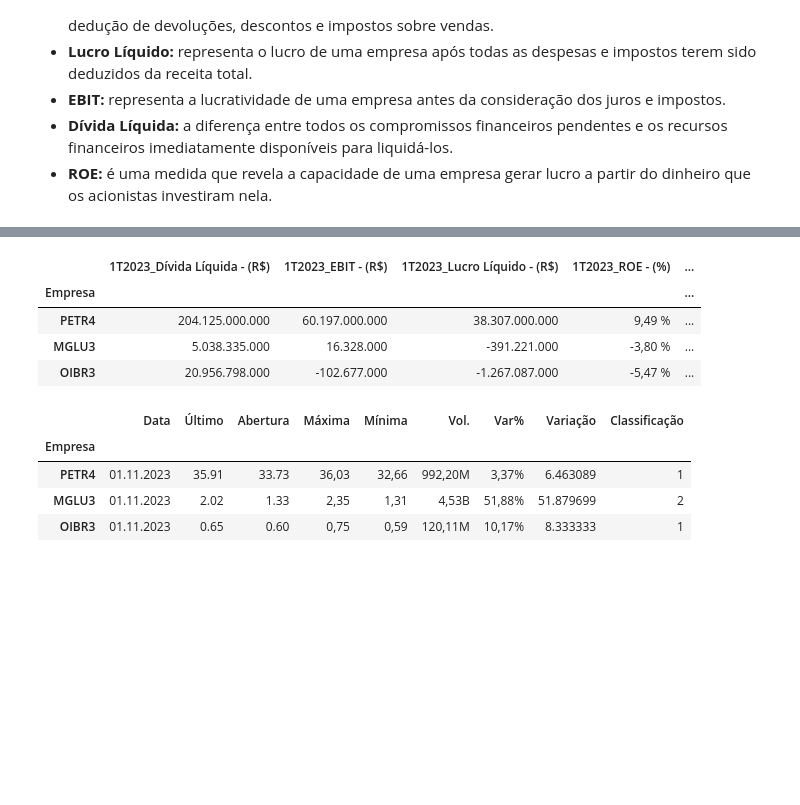
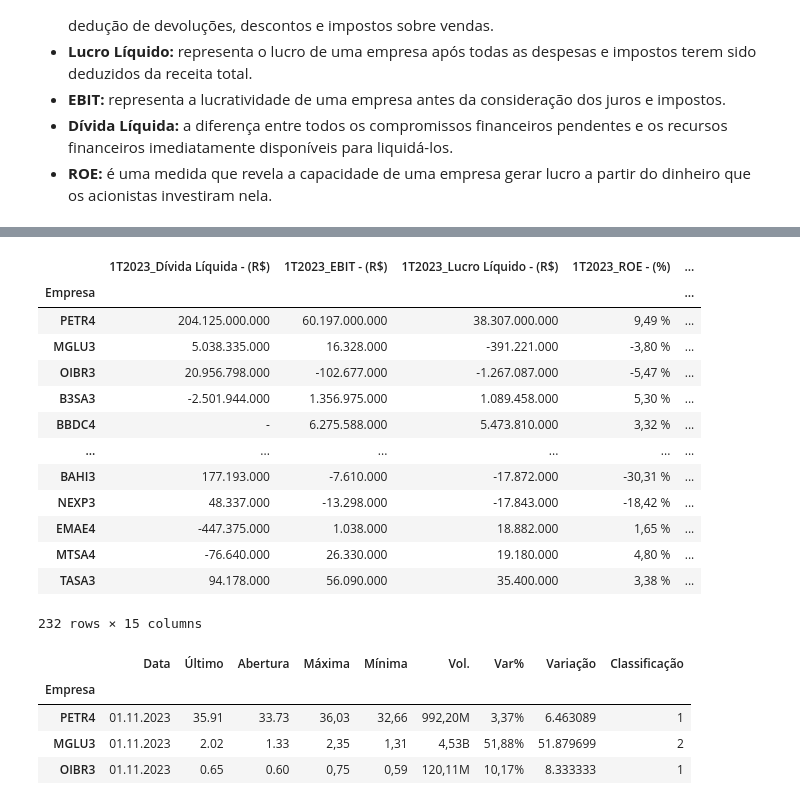
Before and after one commit to HodricVieira/Reconhecimento-de-digitos-ML-2023.2, a Jupyter notebook: Projeto 2/criacao_primeiro_csv.ipynb, the cells around one changed output, grey strips where cells are left out. Drawn from its saved outputs; the diff is of its cells as text; code cells hidden in the pictures; blank space fills up the shorter version.

```diff
--- a/Projeto 2/criacao_primeiro_csv.ipynb
+++ b/Projeto 2/criacao_primeiro_csv.ipynb
@@ -194,12 +231,23 @@ df2 = df.copy()
 # %%
+#Obtendo os valores unicos da coluna 'Empresa' para atribuir para lista_acoes
+lista_acoes = df2['Empresa'].unique()
 dados = create_pivot_table(df2, 'Empresa', 'Resultado', lista_acoes)
 dados
 # %% [output]
 |  | 1T2023_Dívida Líquida - (R$) | 1T2023_EBIT - (R$) | 1T2023_Lucro Líquido - (R$) | 1T2023_ROE - (%) | ... |
 | Empresa |  |  |  |  | ... |
 | PETR4 | 204.125.000.000 | 60.197.000.000 | 38.307.000.000 | 9,49 % | ... |
 | MGLU3 | 5.038.335.000 | 16.328.000 | -391.221.000 | -3,80 % | ... |
 | OIBR3 | 20.956.798.000 | -102.677.000 | -1.267.087.000 | -5,47 % | ... |
+| B3SA3 | -2.501.944.000 | 1.356.975.000 | 1.089.458.000 | 5,30 % | ... |
+| BBDC4 | - | 6.275.588.000 | 5.473.810.000 | 3,32 % | ... |
+| ... | ... | ... | ... | ... | ... |
+| BAHI3 | 177.193.000 | -7.610.000 | -17.872.000 | -30,31 % | ... |
+| NEXP3 | 48.337.000 | -13.298.000 | -17.843.000 | -18,42 % | ... |
+| EMAE4 | -447.375.000 | 1.038.000 | 18.882.000 | 1,65 % | ... |
+| MTSA4 | -76.640.000 | 26.330.000 | 19.180.000 | 4,80 % | ... |
+| TASA3 | 94.178.000 | 56.090.000 | 35.400.000 | 3,38 % | ... |
+232 rows × 15 columns
 # %%
 df_final = criacao_dataframe_dados_historicos('dados historicos', lista_acoes)
 df_final
```
Also changed, not shown: parts of 10 cells of this notebook, 2 other files.
